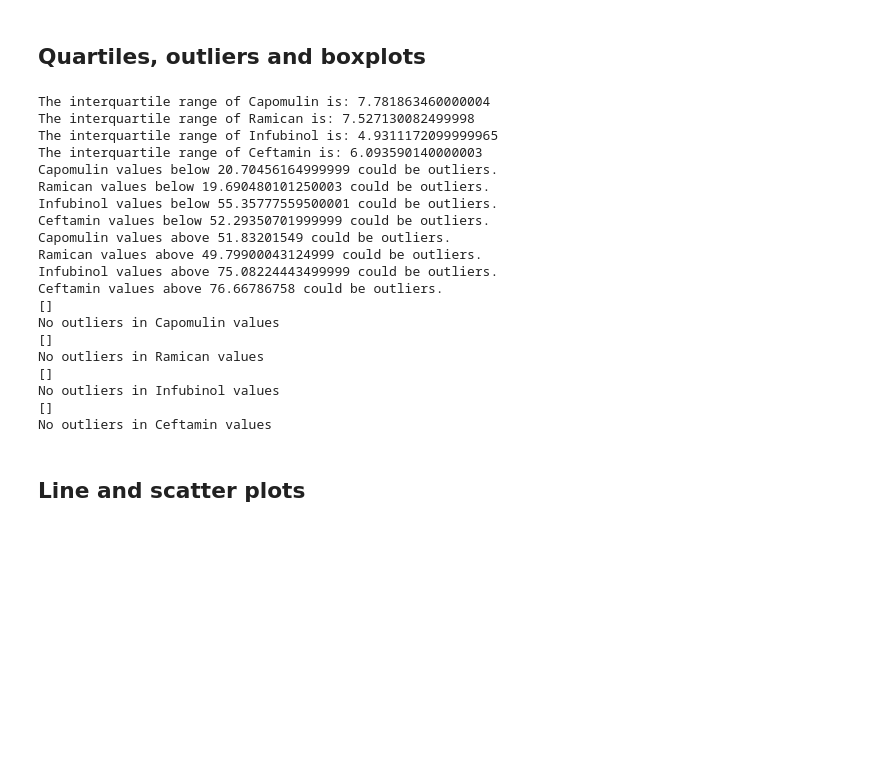
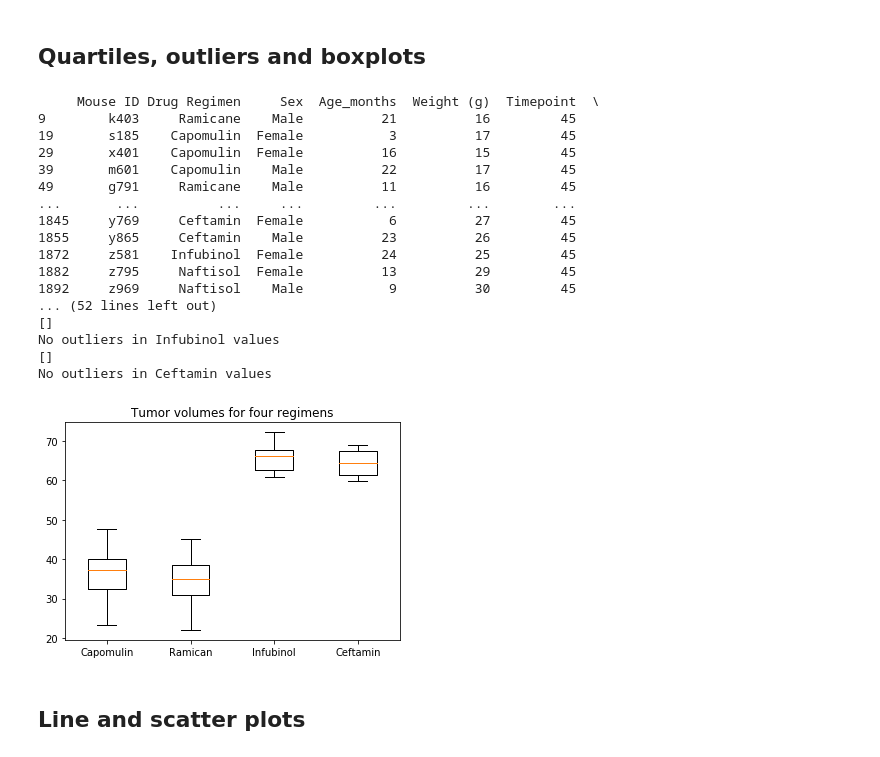
Before and after one commit to seanwayland/matplotlibpractice, a Jupyter notebook: pymaceuticals_starter.ipynb, the cells around one changed output. Saved outputs shown, nothing was run; the diff lists cells and outputs as text; code cells hidden in the pictures; blank space fills up the shorter version.

```diff
--- a/pymaceuticals_starter.ipynb
+++ b/pymaceuticals_starter.ipynb
@@ -113,13 +113,18 @@ plt.show()
 
 finalds = ds[ds['Timepoint']==45]
 #finalds = finalds[finalds['Drug Regimen'].isin(['Capomulin', 'Ramicane' ,'Infubinol' , 'Ceftamin'])]
-
+print(finalds)
 
 finaldCap = finalds[ds['Drug Regimen']=='Capomulin']
 
 finaldRam = finalds[ds['Drug Regimen']=='Ramicane']
 
+
+
 finaldInf = finalds[ds['Drug Regimen']=='Infubinol']
+
+print(finaldInf)
+
 
 finaldCef = finalds[ds['Drug Regimen']=='Ceftamin']
 
@@ -223,22 +228,19 @@ if not outliersCef:
 else:
  print("Outliers in Ceftamin values")
 # %% [output]
-The interquartile range of Capomulin is: 7.781863460000004
-The interquartile range of Ramican is: 7.527130082499998
-The interquartile range of Infubinol is: 4.9311172099999965
-The interquartile range of Ceftamin is: 6.093590140000003
-Capomulin values below 20.70456164999999 could be outliers.
-Ramican values below 19.690480101250003 could be outliers.
-Infubinol values below 55.35777559500001 could be outliers.
-Ceftamin values below 52.29350701999999 could be outliers.
-Capomulin values above 51.83201549 could be outliers.
-Ramican values above 49.79900043124999 could be outliers.
-Infubinol values above 75.08224443499999 could be outliers.
-Ceftamin values above 76.66786758 could be outliers.
-[]
-No outliers in Capomulin values
-[]
-No outliers in Ramican values
+     Mouse ID Drug Regimen     Sex  Age_months  Weight (g)  Timepoint  \
+9        k403     Ramicane    Male          21          16         45
+19       s185    Capomulin  Female           3          17         45
+29       x401    Capomulin  Female          16          15         45
+39       m601    Capomulin    Male          22          17         45
+49       g791     Ramicane    Male          11          16         45
+...       ...          ...     ...         ...         ...        ...
+1845     y769     Ceftamin  Female           6          27         45
+1855     y865     Ceftamin    Male          23          26         45
+1872     z581    Infubinol  Female          24          25         45
+1882     z795     Naftisol  Female          13          29         45
+1892     z969     Naftisol    Male           9          30         45
+... (52 lines left out)
 []
 No outliers in Infubinol values
 []
@@ -246,7 +248,22 @@ No outliers in Ceftamin values
 # %%
 # Generate a box plot of the final tumor volume of each mouse across four regimens of interest
 
+#finaldCap
+CapVols = finaldCap['Tumor Volume (mm3)'].tolist()
+RamVols = finaldRam['Tumor Volume (mm3)'].tolist()
+InfVols = finaldInf['Tumor Volume (mm3)'].tolist()
+CefVols = finaldCef['Tumor Volume (mm3)'].tolist()
 
 #finaldAll.boxplot('Tumor Volume (mm3)')
+
+data = [CapVols, RamVols, InfVols , CefVols]
+fig7, ax7 = plt.subplots()
+ax7.set_title('Tumor volumes for four regimens')
+ax7.boxplot(data)
+ax7.set_xticklabels(['Capomulin', 'Ramican', 'Infubinol', 'Ceftamin'])
+
+plt.show()
+# %% [output]
+[figure, added]
 # %% [markdown]
 ## Line and scatter plots
```
Also changed, not shown: parts of 2 cells of this notebook.
